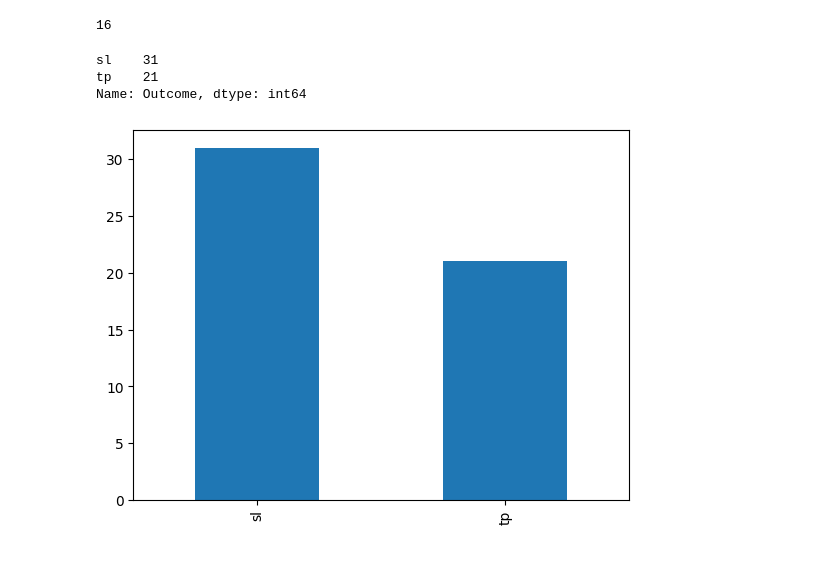
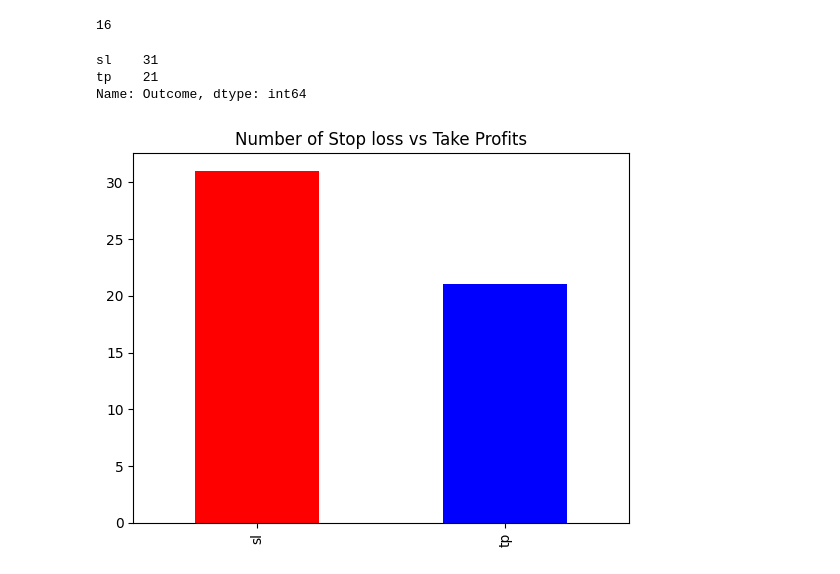
Before and after one commit to ToluPaul/forex, a Jupyter notebook: forex_pred.ipynb, the cells around one changed output. Drawn from its saved outputs; the diff is of its cells as text; code cells hidden in the pictures.

```diff
--- a/forex_pred.ipynb
+++ b/forex_pred.ipynb
@@ -66,2 +59,7 @@ vix[51:53]
 # %%
 vix = vix.dropna()
+# %%
+vix['Date'] = pd.to_datetime(vix['Date'], dayfirst=True)
+vix['Time'] = pd.to_datetime(vix['Time'],format='%H:%M:%S')
+vix['Exittime'] = pd.to_datetime(vix['Exittime'],format='%H:%M:%S')
+vix['RRR'] = vix['RRR'].astype('float')
@@ -213,10 +236,11 @@ vix['Date'].nunique()
 16
 # %%
 print(vix['Outcome'].value_counts())
-vix['Outcome'].value_counts().plot(kind = 'bar')
+vix['Outcome'].value_counts().plot(kind = 'bar', color = ['red', 'blue', 'purple', 'red', 'black'])
+plt.title('Number of Stop loss vs Take Profits')
 plt.show()
 # %% [output]
 sl    31
 tp    21
 Name: Outcome, dtype: int64
-[figure, old version]
+[figure, new version]
```
Also changed, not shown: parts of 11 cells of this notebook.
